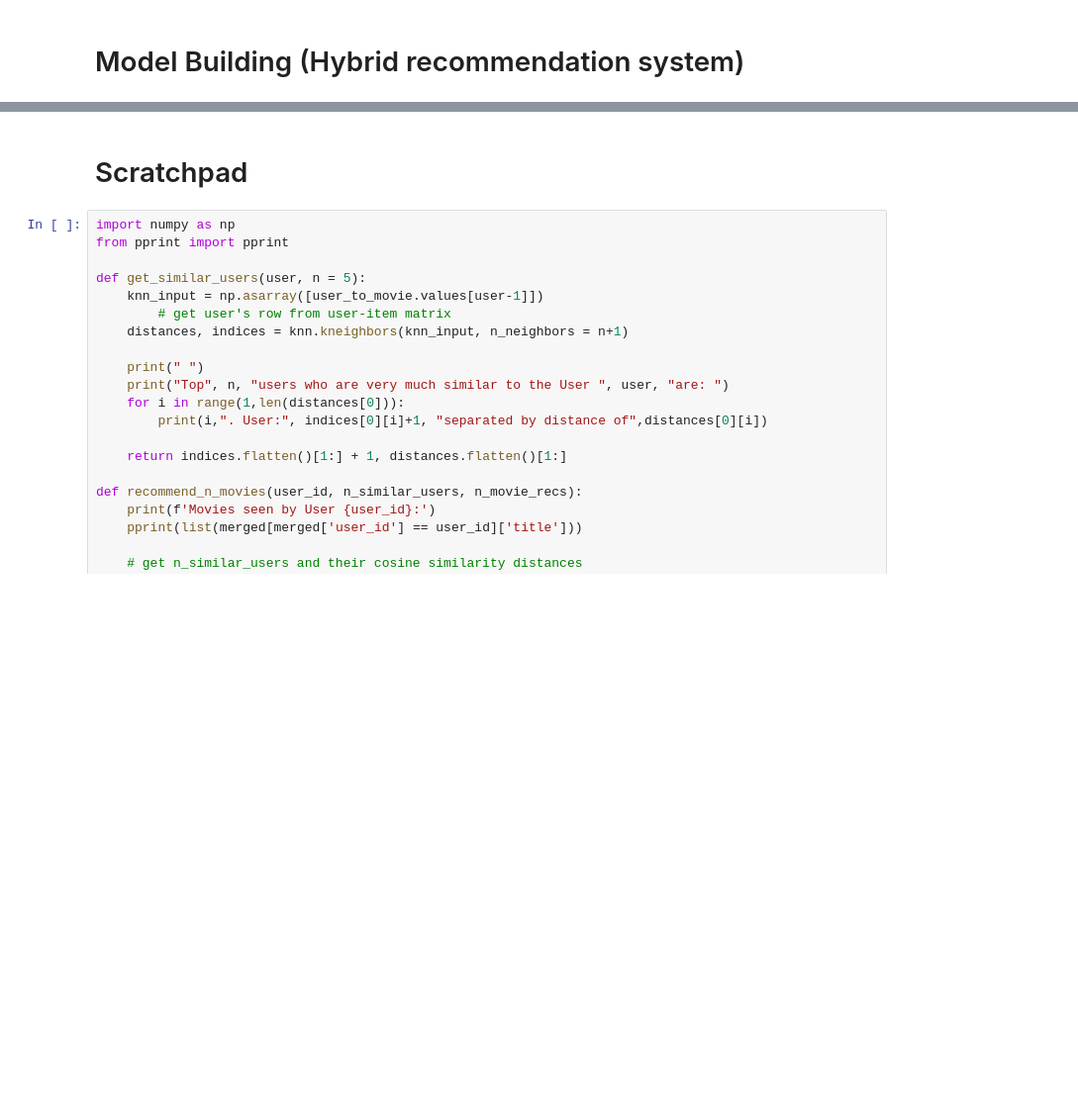
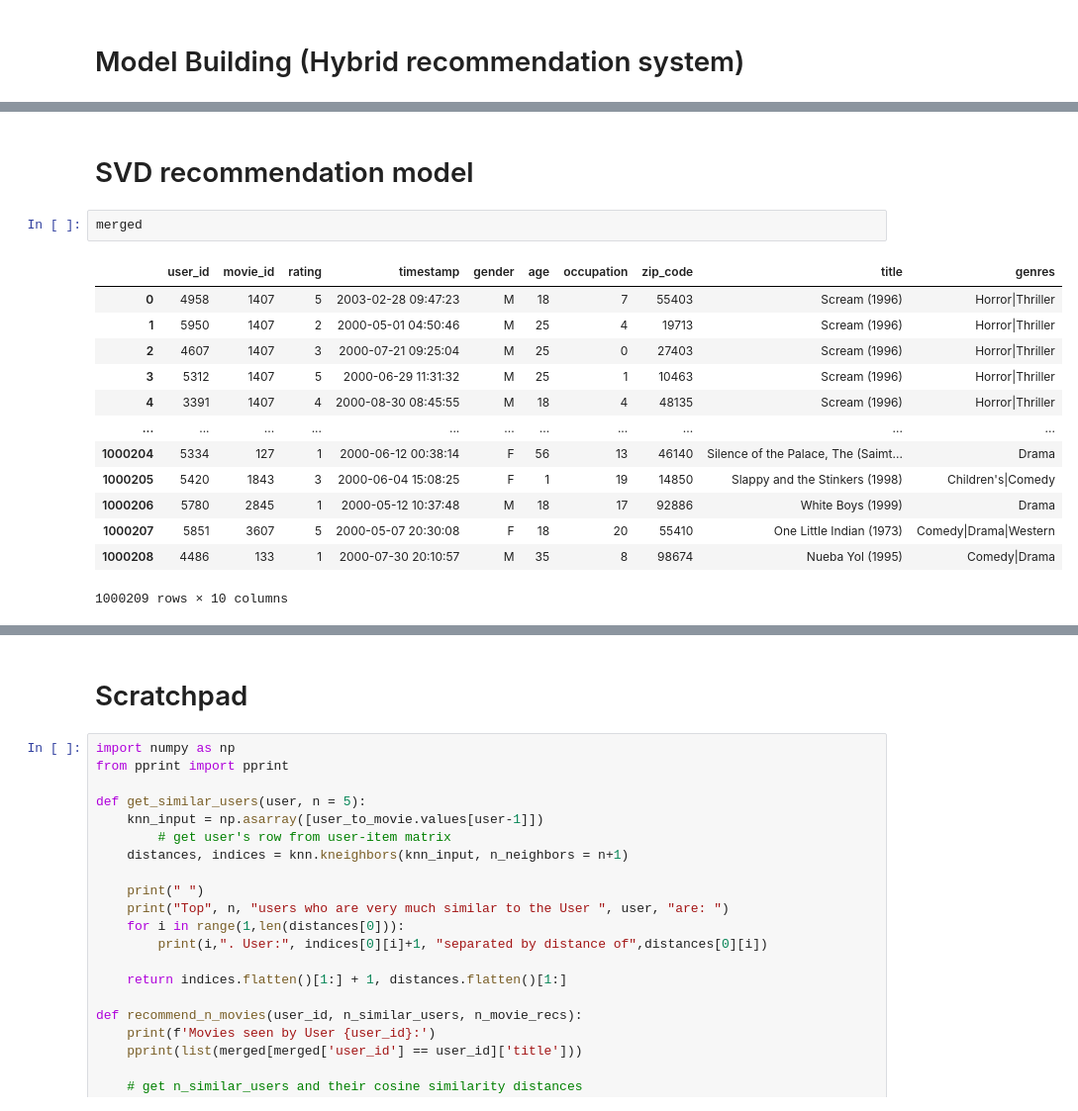
Before and after one commit to LazySiru/movieRecommendation, a Jupyter notebook: recommendationSystem/Recommendation.ipynb, the cells around one changed output, grey strips where cells are left out. Shown at 99% size. Saved outputs shown, nothing was run; the diff lists cells and outputs as text; blank space fills up the shorter version.

```diff
--- a/recommendationSystem/Recommendation.ipynb
+++ b/recommendationSystem/Recommendation.ipynb
@@ -557,3 +709,21 @@ Recommended movies by similar users (collaborative filtering):
         Braveheart (1995)
         Patriot, The (2000)
         Heaven & Earth (1993)
+# %% [markdown]
+# SVD recommendation model
+# %%
+merged
+# %% [output]
+|  | user_id | movie_id | rating | timestamp | gender | age | occupation | zip_code | title | genres |
+| 0 | 4958 | 1407 | 5 | 2003-02-28 09:47:23 | M | 18 | 7 | 55403 | Scream (1996) | Horror|Thriller |
+| 1 | 5950 | 1407 | 2 | 2000-05-01 04:50:46 | M | 25 | 4 | 19713 | Scream (1996) | Horror|Thriller |
+| 2 | 4607 | 1407 | 3 | 2000-07-21 09:25:04 | M | 25 | 0 | 27403 | Scream (1996) | Horror|Thriller |
+| 3 | 5312 | 1407 | 5 | 2000-06-29 11:31:32 | M | 25 | 1 | 10463 | Scream (1996) | Horror|Thriller |
+| 4 | 3391 | 1407 | 4 | 2000-08-30 08:45:55 | M | 18 | 4 | 48135 | Scream (1996) | Horror|Thriller |
+| ... | ... | ... | ... | ... | ... | ... | ... | ... | ... | ... |
+| 1000204 | 5334 | 127 | 1 | 2000-06-12 00:38:14 | F | 56 | 13 | 46140 | Silence of the Palace, The (Saimt... | Drama |
+| 1000205 | 5420 | 1843 | 3 | 2000-06-04 15:08:25 | F | 1 | 19 | 14850 | Slappy and the Stinkers (1998) | Children's|Comedy |
+| 1000206 | 5780 | 2845 | 1 | 2000-05-12 10:37:48 | M | 18 | 17 | 92886 | White Boys (1999) | Drama |
+| 1000207 | 5851 | 3607 | 5 | 2000-05-07 20:30:08 | F | 18 | 20 | 55410 | One Little Indian (1973) | Comedy|Drama|Western |
+| 1000208 | 4486 | 133 | 1 | 2000-07-30 20:10:57 | M | 35 | 8 | 98674 | Nueba Yol (1995) | Comedy|Drama |
+1000209 rows × 10 columns
```
Also changed, not shown: parts of 24 cells of this notebook, 1 other file.
